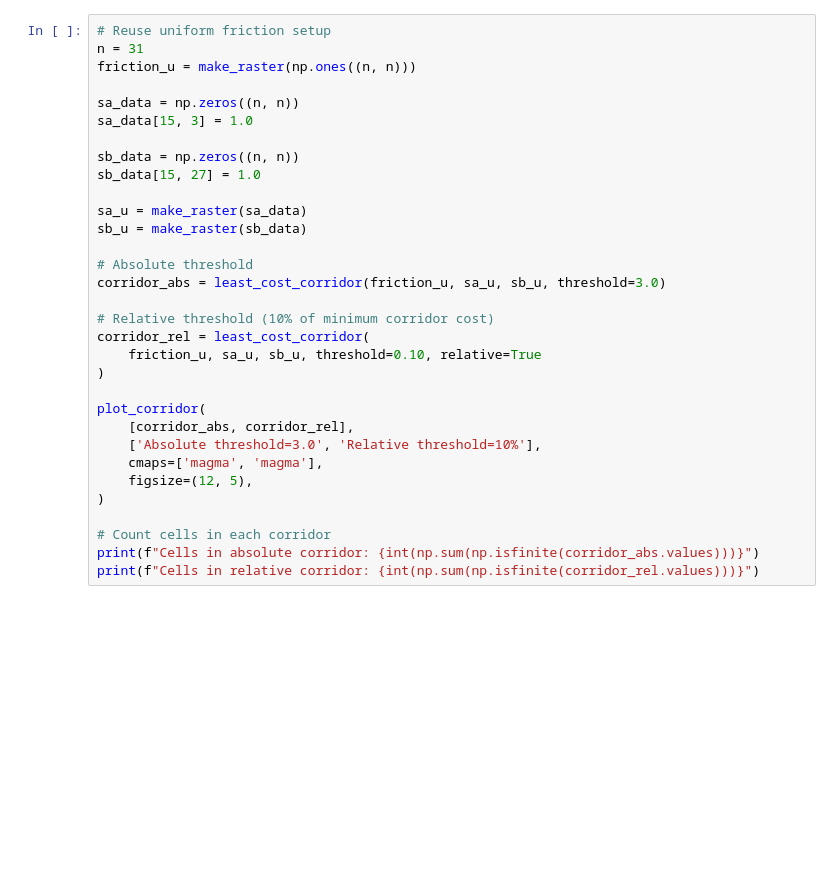
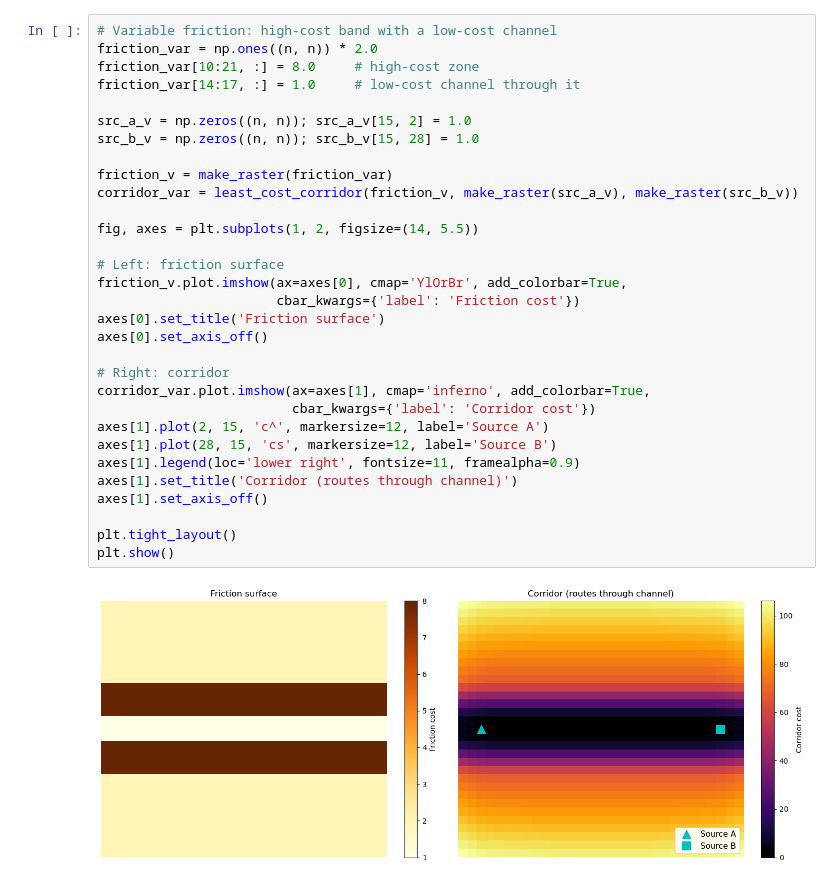
Before and after one commit to makepath/xarray-spatial, a Jupyter notebook: examples/user_guide/22_Corridor_Analysis.ipynb, the cells around one changed output. Saved outputs shown, nothing was run; the diff lists cells and outputs as text; blank space fills up the shorter version.

```diff
--- a/examples/user_guide/22_Corridor_Analysis.ipynb
+++ b/examples/user_guide/22_Corridor_Analysis.ipynb
@@ -141,33 +101,34 @@ The `threshold` parameter masks out cells that deviate too far from the optimal
 # %%
-# Reuse uniform friction setup
-n = 31
-friction_u = make_raster(np.ones((n, n)))
+# Variable friction: high-cost band with a low-cost channel
+friction_var = np.ones((n, n)) * 2.0
+friction_var[10:21, :] = 8.0     # high-cost zone
+friction_var[14:17, :] = 1.0     # low-cost channel through it
 
-sa_data = np.zeros((n, n))
-sa_data[15, 3] = 1.0
+src_a_v = np.zeros((n, n)); src_a_v[15, 2] = 1.0
+src_b_v = np.zeros((n, n)); src_b_v[15, 28] = 1.0
 
-sb_data = np.zeros((n, n))
-sb_data[15, 27] = 1.0
+friction_v = make_raster(friction_var)
+corridor_var = least_cost_corridor(friction_v, make_raster(src_a_v), make_raster(src_b_v))
 
-sa_u = make_raster(sa_data)
-sb_u = make_raster(sb_data)
+fig, axes = plt.subplots(1, 2, figsize=(14, 5.5))
 
-# Absolute threshold
-corridor_abs = least_cost_corridor(friction_u, sa_u, sb_u, threshold=3.0)
+# Left: friction surface
+friction_v.plot.imshow(ax=axes[0], cmap='YlOrBr', add_colorbar=True,
+                       cbar_kwargs={'label': 'Friction cost'})
+axes[0].set_title('Friction surface')
+axes[0].set_axis_off()
 
-# Relative threshold (10% of minimum corridor cost)
-corridor_rel = least_cost_corridor(
-    friction_u, sa_u, sb_u, threshold=0.10, relative=True
-)
+# Right: corridor
+corridor_var.plot.imshow(ax=axes[1], cmap='inferno', add_colorbar=True,
+                         cbar_kwargs={'label': 'Corridor cost'})
+axes[1].plot(2, 15, 'c^', markersize=12, label='Source A')
+axes[1].plot(28, 15, 'cs', markersize=12, label='Source B')
+axes[1].legend(loc='lower right', fontsize=11, framealpha=0.9)
+axes[1].set_title('Corridor (routes through channel)')
+axes[1].set_axis_off()
 
-plot_corridor(
-    [corridor_abs, corridor_rel],
-    ['Absolute threshold=3.0', 'Relative threshold=10%'],
-    cmaps=['magma', 'magma'],
-    figsize=(12, 5),
-)
-
-# Count cells in each corridor
-print(f"Cells in absolute corridor: {int(np.sum(np.isfinite(corridor_abs.values)))}")
-print(f"Cells in relative corridor: {int(np.sum(np.isfinite(corridor_rel.values)))}")
+plt.tight_layout()
+plt.show()
+# %% [output]
+[figure, added]
 # %% [markdown]
```
Also changed, not shown: parts of 29 cells of this notebook, 1 other file.
